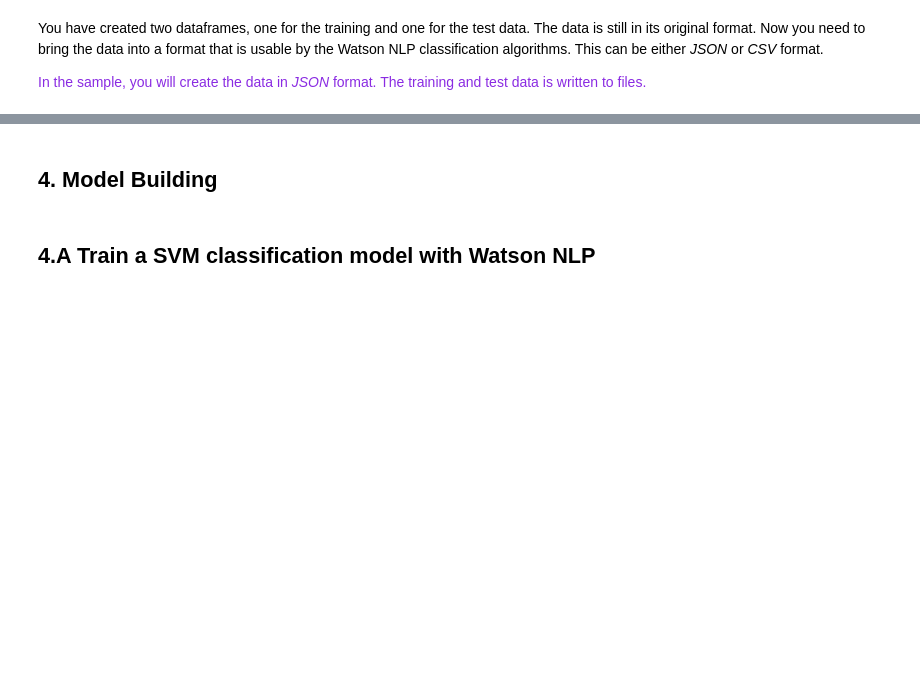
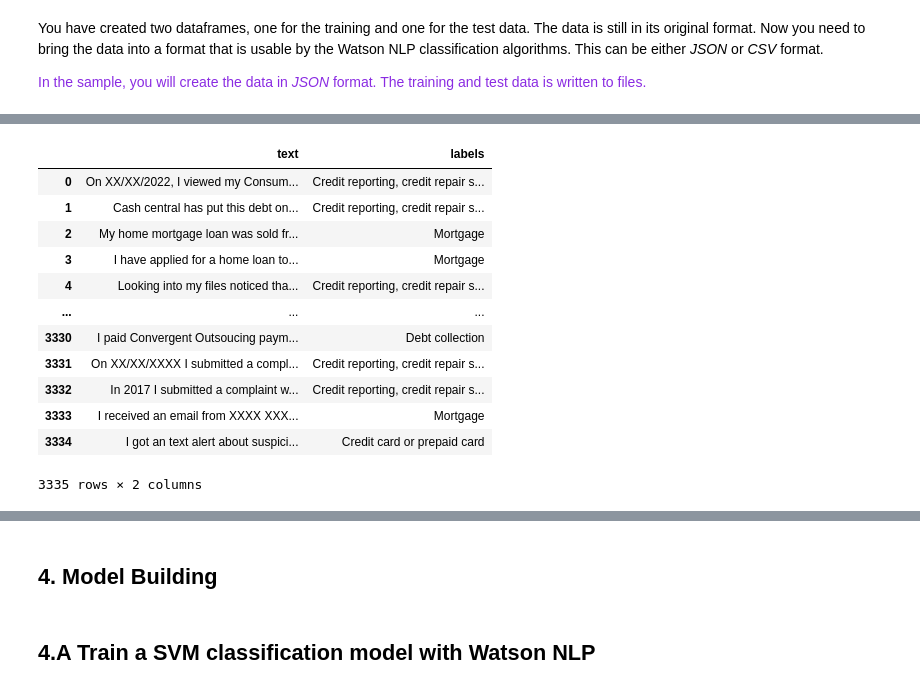
Before and after one commit to ibm-ecosystem-engineering/Watson-NLP, a Jupyter notebook: ML/Text-Classification/Consumer complaints Classification.ipynb, the cells around one changed output, grey strips where cells are left out. Cells and saved outputs as stored; diff of their text form; code cells hidden in the pictures; blank space fills up the shorter version.

Commit message:
Text Classification md update

```diff
--- a/ML/Text-Classification/Consumer complaints Classification.ipynb
+++ b/ML/Text-Classification/Consumer complaints Classification.ipynb
@@ -232,0 +240,16 @@ train_df.head(2)
+# %%
+test_df.explode('labels')
+# %% [output]
+|  | text | labels |
+| 0 | On XX/XX/2022, I viewed my Consum... | Credit reporting, credit repair s... |
+| 1 | Cash central has put this debt on... | Credit reporting, credit repair s... |
+| 2 | My home mortgage loan was sold fr... | Mortgage |
+| 3 | I have applied for a home loan to... | Mortgage |
+| 4 | Looking into my files noticed tha... | Credit reporting, credit repair s... |
+| ... | ... | ... |
+| 3330 | I paid Convergent Outsoucing paym... | Debt collection |
+| 3331 | On XX/XX/XXXX I submitted a compl... | Credit reporting, credit repair s... |
+| 3332 | In 2017 I submitted a complaint w... | Credit reporting, credit repair s... |
+| 3333 | I received an email from XXXX XXX... | Mortgage |
+| 3334 | I got an text alert about suspici... | Credit card or prepaid card |
+3335 rows × 2 columns
```
Also changed, not shown: parts of 6 cells of this notebook, 1 other file.
